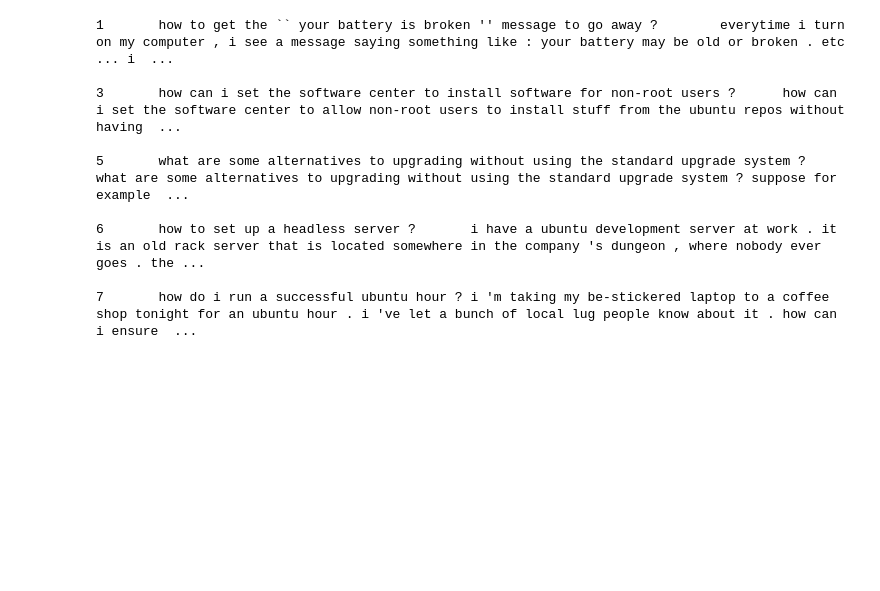
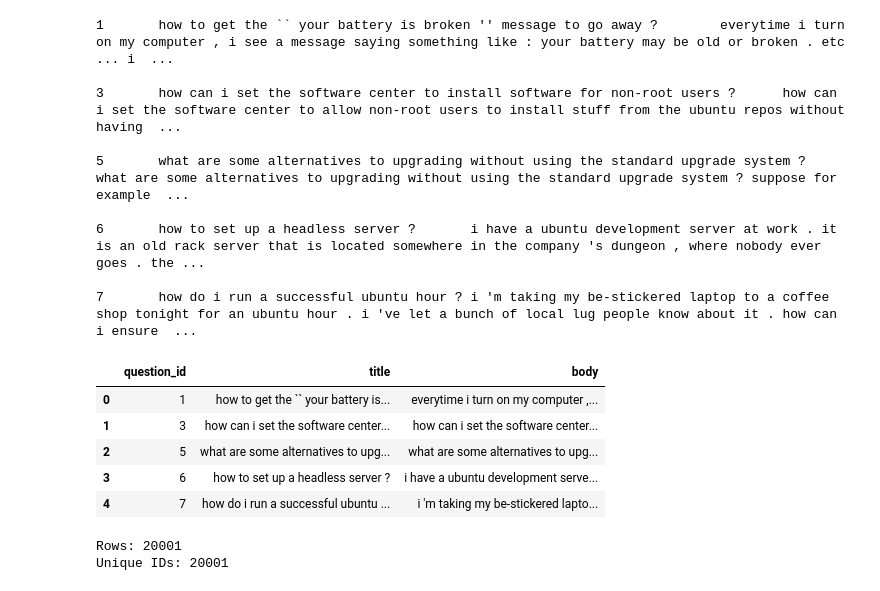
Before and after one commit to farzadismyid/semantic_response_convergence, a Jupyter notebook: src/notebooks/03_askubuntu_eda.ipynb, the cells around one changed output. Saved outputs shown, nothing was run; the diff lists cells and outputs as text; code cells hidden in the pictures; blank space fills up the shorter version.

```diff
--- a/src/notebooks/03_askubuntu_eda.ipynb
+++ b/src/notebooks/03_askubuntu_eda.ipynb
@@ -27,3 +27,50 @@ with gzip.open(corpus_path, "rt", encoding="utf-8") as f:
 6       how to set up a headless server ?       i have a ubuntu development server at work . it is an old rack server that is located somewhere in the company 's dungeon , where nobody ever goes . the ...
 
 7       how do i run a successful ubuntu hour ? i 'm taking my be-stickered laptop to a coffee shop tonight for an ubuntu hour . i 've let a bunch of local lug people know about it . how can i ensure  ...
+# %%
+import gzip
+import pandas as pd
+
+rows = []
+
+corpus_path = ASKUBUNTU_DIR / "text_tokenized.txt.gz"
+
+with gzip.open(corpus_path, "rt", encoding="utf-8") as f:
+
+    for i, line in enumerate(f):
+
+        parts = line.rstrip("\n").split("\t")
+
+        if len(parts) == 3:
+
+            rows.append(
+                {
+                    "question_id": parts[0],
+                    "title": parts[1],
+                    "body": parts[2],
+                }
+            )
+
+        if i >= 20000:
+            break
+
+askubuntu_df = pd.DataFrame(rows)
+
+askubuntu_df.head()
+# %% [output]
+|  | question_id | title | body |
+| 0 | 1 | how to get the `` your battery is... | everytime i turn on my computer ,... |
+| 1 | 3 | how can i set the software center... | how can i set the software center... |
+| 2 | 5 | what are some alternatives to upg... | what are some alternatives to upg... |
+| 3 | 6 | how to set up a headless server ? | i have a ubuntu development serve... |
+| 4 | 7 | how do i run a successful ubuntu ... | i 'm taking my be-stickered lapto... |
+# %%
+print("Rows:", len(askubuntu_df))
+
+print(
+    "Unique IDs:",
+    askubuntu_df["question_id"].nunique()
+)
+# %% [output]
+Rows: 20001
+Unique IDs: 20001
```
Also changed, not shown: parts of 6 cells of this notebook, 2 other files.
